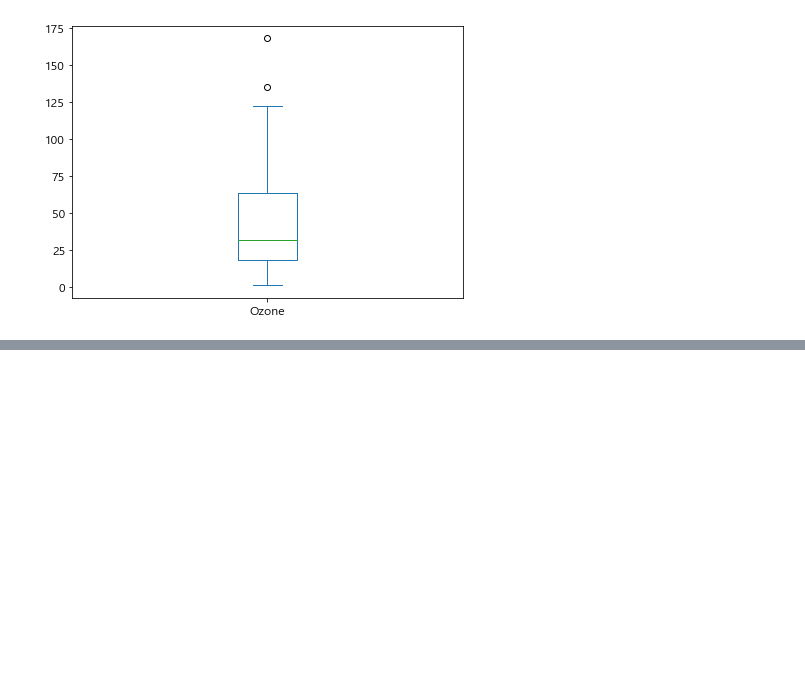
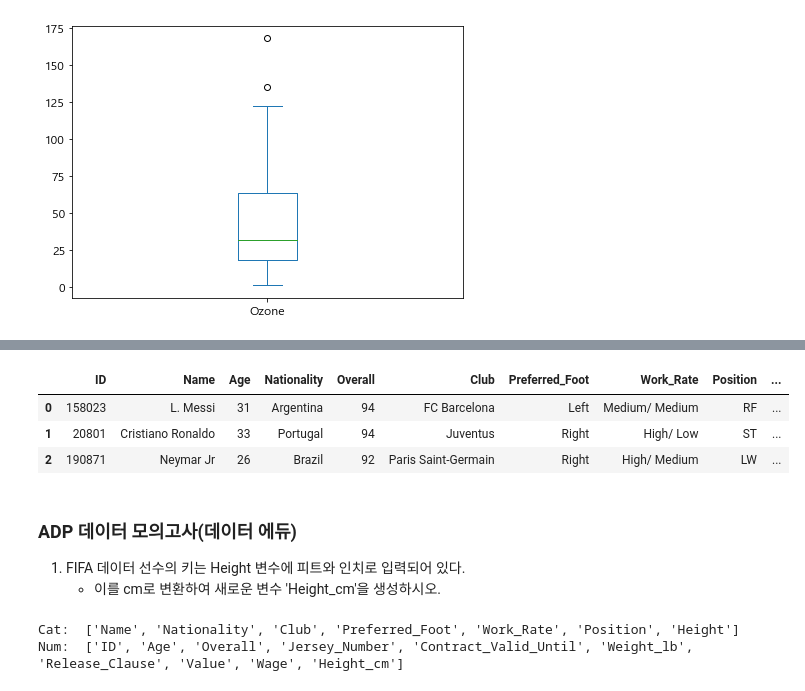
Before and after one commit to ksky1313/ADP, a Jupyter notebook: test.ipynb, the cells around one changed output, grey strips where cells are left out. Drawn from its saved outputs; the diff is of its cells as text; code cells hidden in the pictures; blank space fills up the shorter version.

```diff
--- a/test.ipynb
+++ b/test.ipynb
@@ -88,0 +48,24 @@ df.to_pickle('data/fifa.pk')
+# %%
+import pandas as pd
+import ADPLearn as adp
+import numpy as np
+
+# 데이터 로드 & 확인
+fifa = pd.read_pickle('https://github.com/ksky1313/ADP/raw/main/data/fifa.pk')
+fifa.head(3)
+# %% [output]
+|  | ID | Name | Age | Nationality | Overall | Club | Preferred_Foot | Work_Rate | Position | ... |
+| 0 | 158023 | L. Messi | 31 | Argentina | 94 | FC Barcelona | Left | Medium/ Medium | RF | ... |
+| 1 | 20801 | Cristiano Ronaldo | 33 | Portugal | 94 | Juventus | Right | High/ Low | ST | ... |
+| 2 | 190871 | Neymar Jr | 26 | Brazil | 92 | Paris Saint-Germain | Right | High/ Medium | LW | ... |
+# %% [markdown]
+### ADP 데이터 모의고사(데이터 에듀)
+1. FIFA 데이터 선수의 키는 Height 변수에 피트와 인치로 입력되어 있다.
+    - 이를 cm로 변환하여 새로운 변수 'Height_cm'을 생성하시오.
+# %%
+# 데이터 구성 확인
+print("Cat: ", list(fifa.columns[fifa.dtypes == 'object']))
+print("Num: ", list(fifa.columns[fifa.dtypes != 'object']))
+# %% [output]
+Cat:  ['Name', 'Nationality', 'Club', 'Preferred_Foot', 'Work_Rate', 'Position', 'Height']
+Num:  ['ID', 'Age', 'Overall', 'Jersey_Number', 'Contract_Valid_Until', 'Weight_lb', 'Release_Clause', 'Value', 'Wage', 'Height_cm']
```
Also changed, not shown: parts of 21 cells of this notebook, 3 other files.
